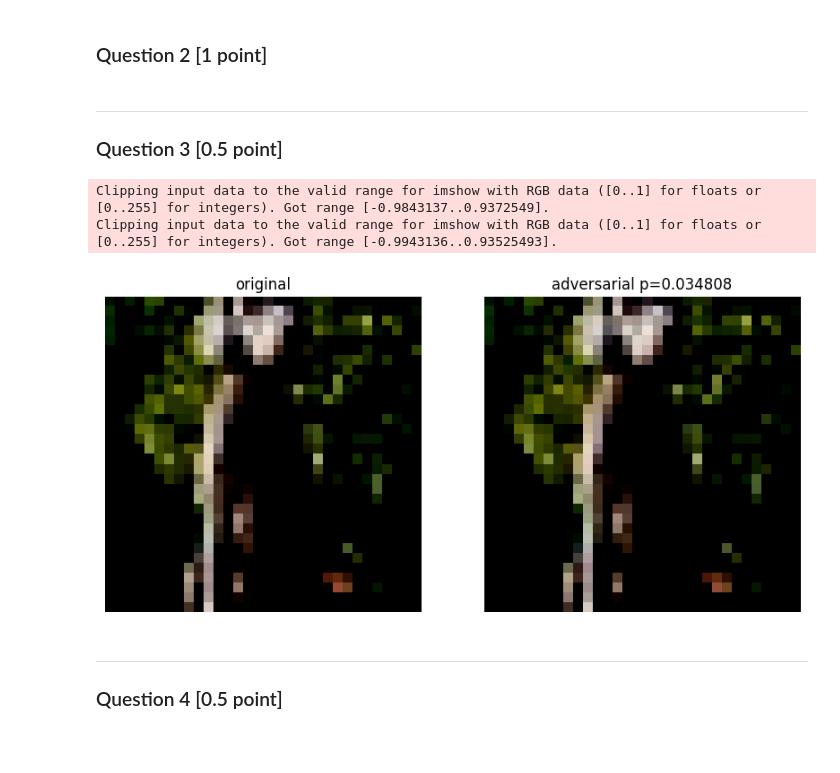
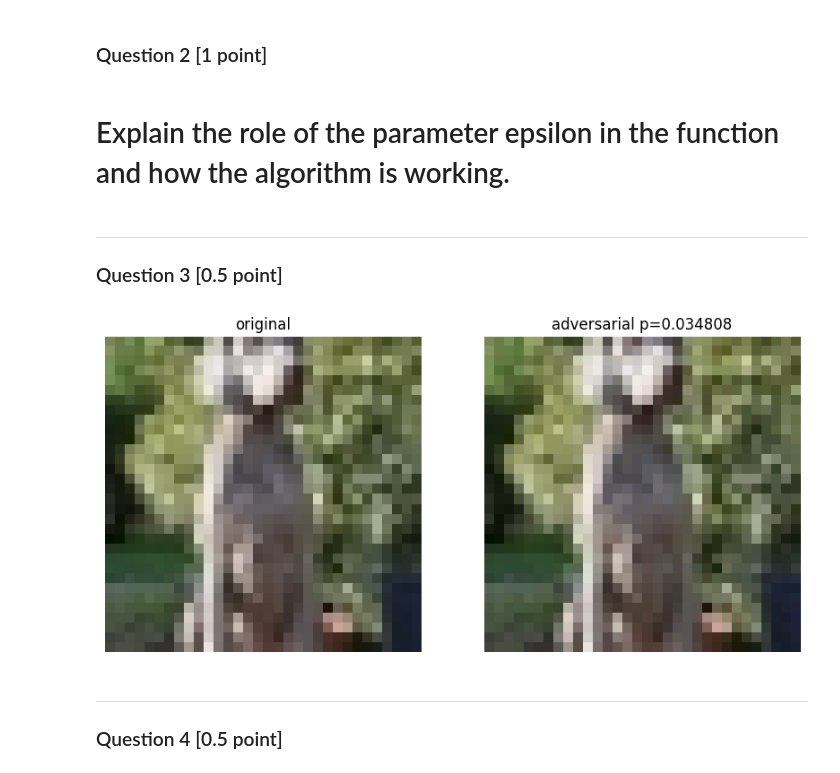
Before and after one commit to sallsdagrate/mfml_cw2, a Jupyter notebook: coursework2.ipynb, the cells around one changed output. Drawn from its saved outputs; the diff is of its cells as text; code cells hidden in the pictures; blank space fills up the shorter version.

```diff
--- a/coursework2.ipynb
+++ b/coursework2.ipynb
@@ -102,11 +98,3 @@ for img, label in trainset:
         i += 1
     if i >= len(trainset.classes):
         break
-
-fig, axs = plt.subplots(1, len(trainset.classes), figsize=(15, 3))
-for i in range(len(trainset.classes)):
-    cls = trainset.classes[i]
-    axs[i].imshow(to_display[cls].numpy().transpose(1, 2, 0))
-    axs[i].axis('off')
-    axs[i].set_title(cls)
-plt.show()
@@ -119,0 +101,11 @@ Clipping input data to the valid range for imshow with RGB data ([0..1] for floa
+# %%
+def rescale(img):
+    return (img + 1) / 2
+
+fig, axs = plt.subplots(1, len(trainset.classes), figsize=(15, 3))
+for i in range(len(trainset.classes)):
+    cls = trainset.classes[i]
+    axs[i].imshow(rescale(to_display[cls].numpy()).transpose(1, 2, 0))
+    axs[i].axis('off')
+    axs[i].set_title(cls)
+plt.show()
@@ -527,7 +524,7 @@ def adversarial(myCNN, myMLP, image, label, epsilon=0.01):
 
     # Label tensor on the device
     # lbl = torch.tensor(label, device=device).unsqueeze(0).long()
-    lbl = torch.tensor(label).clone().detach().unsqueeze(0).long().to(device)
+    lbl = torch.as_tensor(label, device=device).unsqueeze(0).long().to(device)
 
     for i in range(nr_steps):
         # Zero the model gradients
@@ -572,25 +569,33 @@ def adversarial(myCNN, myMLP, image, label, epsilon=0.01):
 # %% [markdown]
 
 ### Question 2 [1 point]
+# %% [markdown]
+# Explain the role of the parameter epsilon in the function and how the algorithm is working.
 # %% [markdown]
 ***
 ### Question 3 [0.5 point]
 # %%
+def rescale(img):
+    return (img + 1) / 2
+
 im, l = testset_small[5]
 adv, p = adversarial(cnn, mlp, im, l)
 
+diff = (adv - im)
+
+im_ = rescale(im).detach().numpy().transpose(1, 2, 0)
+adv_ = rescale(adv).detach().numpy().transpose(1, 2, 0)
+
 fig, ax = plt.subplots(1, 2, figsize=(10, 5))
-ax[0].imshow(im.detach().numpy().transpose(1, 2, 0))
-ax[1].imshow(adv.detach().numpy().transpose(1, 2, 0))
+ax[0].imshow(im_)
+ax[1].imshow(adv_)
 ax[0].set_title("original")
 ax[1].set_title(f"adversarial p={p:.6f}")
 ax[0].axis('off')
 ax[1].axis('off')
 plt.show()
 # %% [output]
-Clipping input data to the valid range for imshow with RGB data ([0..1] for floats or [0..255] for integers). Got range [-0.9843137..0.9372549].
-Clipping input data to the valid range for imshow with RGB data ([0..1] for floats or [0..255] for integers). Got range [-0.9943136..0.93525493].
-[figure, old version]
+[figure, new version]
 # %% [markdown]
 ***
 ### Question 4 [0.5 point]
```
Also changed, not shown: parts of 7 cells of this notebook.
